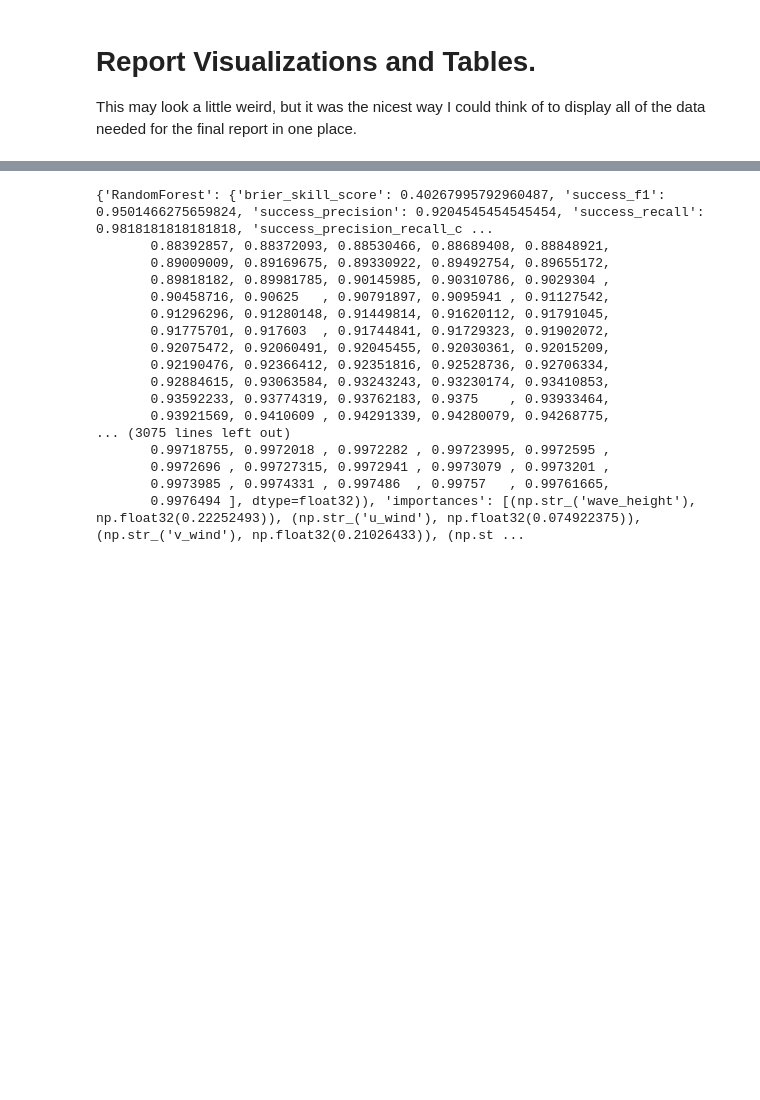
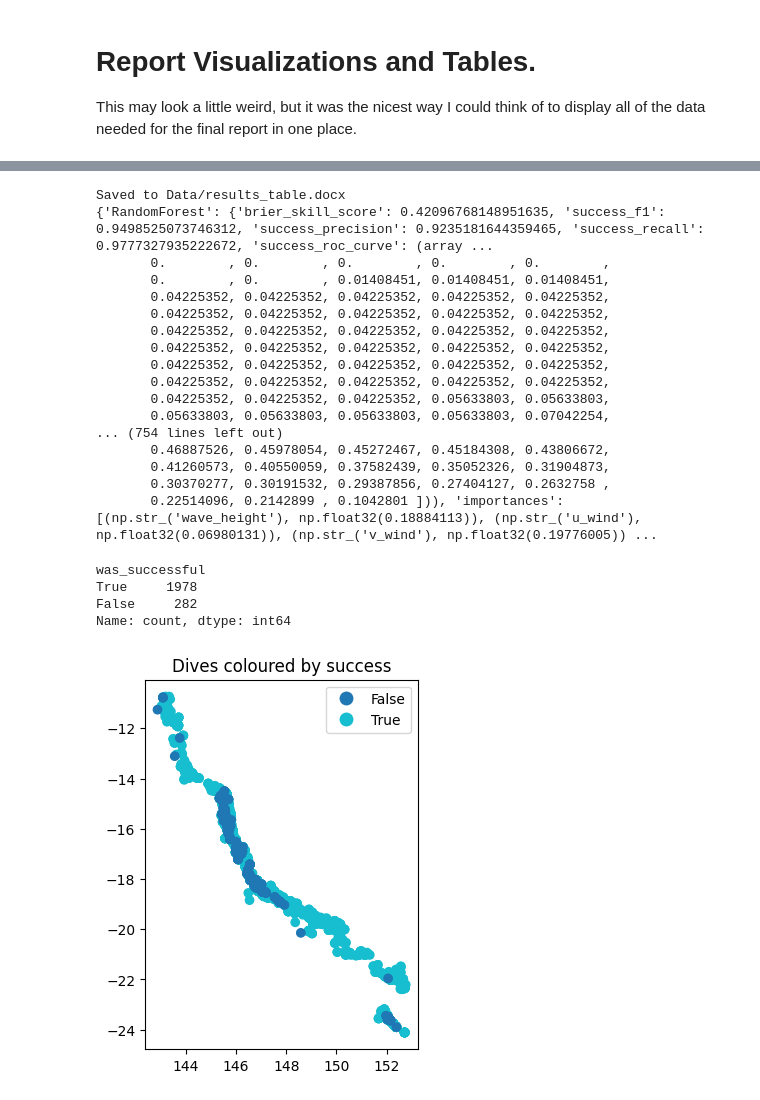
Before and after one commit to BryceStansfield/Reef-Workability, a Jupyter notebook: report_visualizations.ipynb, the cells around one changed output, grey strips where cells are left out. Cells and saved outputs as stored; diff of their text form; code cells hidden in the pictures; blank space fills up the shorter version.

Commit message:
I think all required data is now present. Will run on unrelated pc to test.

```diff
--- a/report_visualizations.ipynb
+++ b/report_visualizations.ipynb
@@ -57,20 +57,45 @@ XGBoost
 # %%
+import make_results_table
+make_results_table.generate_table(model_stats, "Data/results_table.docx")
 print(model_stats)
 # %% [output]
-{'RandomForest': {'brier_skill_score': 0.40267995792960487, 'success_f1': 0.9501466275659824, 'success_precision': 0.9204545454545454, 'success_recall': 0.9818181818181818, 'success_precision_recall_c ...
-       0.88392857, 0.88372093, 0.88530466, 0.88689408, 0.88848921,
-       0.89009009, 0.89169675, 0.89330922, 0.89492754, 0.89655172,
-       0.89818182, 0.89981785, 0.90145985, 0.90310786, 0.9029304 ,
-       0.90458716, 0.90625   , 0.90791897, 0.9095941 , 0.91127542,
-       0.91296296, 0.91280148, 0.91449814, 0.91620112, 0.91791045,
-       0.91775701, 0.917603  , 0.91744841, 0.91729323, 0.91902072,
-       0.92075472, 0.92060491, 0.92045455, 0.92030361, 0.92015209,
-       0.92190476, 0.92366412, 0.92351816, 0.92528736, 0.92706334,
-       0.92884615, 0.93063584, 0.93243243, 0.93230174, 0.93410853,
-       0.93592233, 0.93774319, 0.93762183, 0.9375    , 0.93933464,
-       0.93921569, 0.9410609 , 0.94291339, 0.94280079, 0.94268775,
-... (3075 lines left out)
-       0.99718755, 0.9972018 , 0.9972282 , 0.99723995, 0.9972595 ,
-       0.9972696 , 0.99727315, 0.9972941 , 0.9973079 , 0.9973201 ,
-       0.9973985 , 0.9974331 , 0.997486  , 0.99757   , 0.99761665,
-       0.9976494 ], dtype=float32)), 'importances': [(np.str_('wave_height'), np.float32(0.22252493)), (np.str_('u_wind'), np.float32(0.074922375)), (np.str_('v_wind'), np.float32(0.21026433)), (np.st ...
+Saved to Data/results_table.docx
+{'RandomForest': {'brier_skill_score': 0.42096768148951635, 'success_f1': 0.9498525073746312, 'success_precision': 0.9235181644359465, 'success_recall': 0.9777327935222672, 'success_roc_curve': (array ...
+       0.        , 0.        , 0.        , 0.        , 0.        ,
+       0.        , 0.        , 0.01408451, 0.01408451, 0.01408451,
+       0.04225352, 0.04225352, 0.04225352, 0.04225352, 0.04225352,
+       0.04225352, 0.04225352, 0.04225352, 0.04225352, 0.04225352,
+       0.04225352, 0.04225352, 0.04225352, 0.04225352, 0.04225352,
+       0.04225352, 0.04225352, 0.04225352, 0.04225352, 0.04225352,
+       0.04225352, 0.04225352, 0.04225352, 0.04225352, 0.04225352,
+       0.04225352, 0.04225352, 0.04225352, 0.04225352, 0.04225352,
+       0.04225352, 0.04225352, 0.04225352, 0.05633803, 0.05633803,
+       0.05633803, 0.05633803, 0.05633803, 0.05633803, 0.07042254,
+... (754 lines left out)
+       0.46887526, 0.45978054, 0.45272467, 0.45184308, 0.43806672,
+       0.41260573, 0.40550059, 0.37582439, 0.35052326, 0.31904873,
+       0.30370277, 0.30191532, 0.29387856, 0.27404127, 0.2632758 ,
+       0.22514096, 0.2142899 , 0.1042801 ])), 'importances': [(np.str_('wave_height'), np.float32(0.18884113)), (np.str_('u_wind'), np.float32(0.06980131)), (np.str_('v_wind'), np.float32(0.19776005)) ...
+# %%
+# How much of the data consists of failures?
+import pandas as pd
+with open("Data/combined_visits_with_weather.csv", "r") as f:
+    df = pd.read_csv(f)
+print(df["was_successful"].value_counts())
+# %% [output]
+was_successful
+True     1978
+False     282
+Name: count, dtype: int64
+# %%
+# Let's plot the dives in geopandas. Coloured by success.
+import geopandas as gpd
+from shapely.geometry import Point
+
+# Dive Points
+gdf = gpd.GeoDataFrame(df, geometry=gpd.points_from_xy(df["x"], df["y"]))
+gdf.plot(column="was_successful", legend=True)
+plt.title("Dives coloured by success")
+plt.show()
+# %% [output]
+[figure, added]
```
Also changed, not shown: parts of 2 cells of this notebook, 9 other files.
